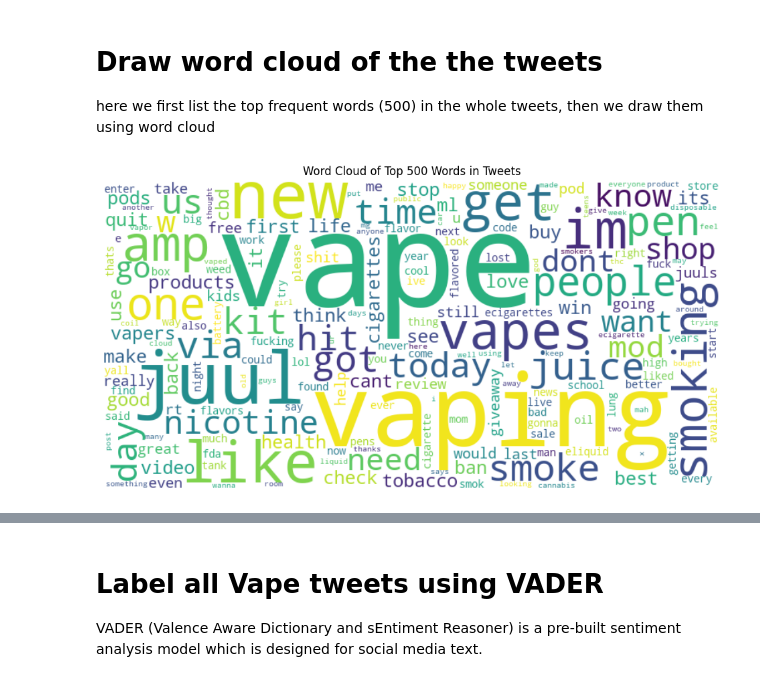
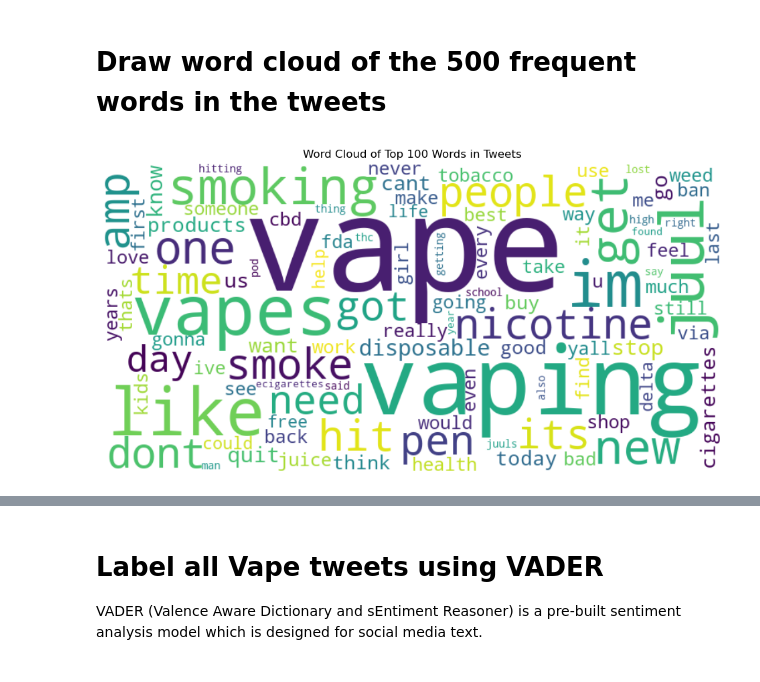
Before and after one commit to sumitra-varma-mhra/Imperial-Capstone-2024, a Jupyter notebook: vape-sentiment-analysis.ipynb, the cells around one changed output, grey strips where cells are left out. Saved outputs shown, nothing was run; the diff lists cells and outputs as text; code cells hidden in the pictures.

```diff
--- a/vape-sentiment-analysis.ipynb
+++ b/vape-sentiment-analysis.ipynb
@@ -141,12 +137,6 @@ from collections import Counter
 from nltk.corpus import stopwords
 import nltk
 
-# Download stopwords if you haven't already
-nltk.download('stopwords')
-
-# Define the set of stopwords
-stop_words = set(stopwords.words('english'))
-
 # Updated text preprocessing function
 def preprocess_tweet(tweet):
     if isinstance(tweet, str):  # Check if tweet is a string
@@ -156,8 +146,8 @@ def preprocess_tweet(tweet):
         tweet = re.sub(r'http\S+|www\S+|https\S+', '', tweet, flags=re.MULTILINE)
         # Remove mentions and hashtags
         tweet = re.sub(r'@\w+|#\w+', '', tweet)
-        # Remove stopwords
-        tweet = ' '.join(word for word in tweet.split() if word not in stop_words)
+        # Remove stopwords including profanities
+        tweet = ' '.join(word for word in tweet.split() if word not in custom_stopwords)
         # Remove special characters and punctuation
         tweet = re.sub(r'[^a-zA-Z\s]', '', tweet)
         return tweet.strip()
@@ -166,22 +156,5 @@ def preprocess_tweet(tweet):
 # Apply preprocessing to the TweetContent column
 tweets_df['CleanedTweet'] = tweets_df['TweetContent'].apply(preprocess_tweet)
 
-# Count the number of empty or zero-length tweets
-empty_tweets_count = (tweets_df['CleanedTweet'].str.len() == 0).sum()
-
-# Print the number of empty tweets
-print(f'Number of empty or zero-length tweets: {empty_tweets_count}')
-
 # Remove empty or zero-length tweets from the DataFrame
 tweets_df = tweets_df[tweets_df['CleanedTweet'].str.len() > 2]
-
-# Basic Statistics
-num_tweets = len(tweets_df)
-tweets_df['TweetLength'] = tweets_df['CleanedTweet'].str.len()
-
-# Print basic statistics
-print(f'Total number of tweets after removing empty ones: {num_tweets}')
-print(f'Mean tweet length: {tweets_df["TweetLength"].mean()} characters')
-print(f'Max tweet length: {tweets_df["TweetLength"].max()} characters')
-print(f'Min tweet length: {tweets_df["TweetLength"].min()} characters')
-del stop_words, num_tweets, empty_tweets_count
@@ -227,29 +189,28 @@ del text, words, common_words
 # %% [markdown]
-# Draw word cloud of the the tweets
-here we first list the top frequent words (500) in the whole tweets, then we draw them using word cloud
+# Draw word cloud of the 500 frequent words in the tweets
 # %%
 # Tokenize the CleanedTweet column into individual words
 words = ' '.join(tweets_df['CleanedTweet']).split()
 
 # Count the frequency of each word
 word_counts = Counter(words)
 
-# Get the top 500 most common words
-top_500_words = dict(word_counts.most_common(500))
+# Get the top 100 most common words
+top_100_words = dict(word_counts.most_common(100))
 
 # Generate word cloud from the top 500 words
-wordcloud = WordCloud(width=800, height=400, background_color='white').generate_from_frequencies(top_500_words)
+wordcloud = WordCloud(width=800, height=400, background_color='white').generate_from_frequencies(top_100_words)
 
 # Plot the word cloud
 plt.figure(figsize=(12, 6))
 plt.imshow(wordcloud, interpolation='bilinear')
 plt.axis('off')
-plt.title('Word Cloud of Top 500 Words in Tweets')
+plt.title('Word Cloud of Top 100 Words in Tweets')
 plt.show()
 
-del words, word_counts, top_500_words, wordcloud
+del words, word_counts, top_100_words, wordcloud
 # %% [output]
-[figure, old version]
+[figure, new version]
 # %%
 !pip install vaderSentiment
 # %% [output]
```
Also changed, not shown: parts of 28 cells of this notebook, 1 other file.
